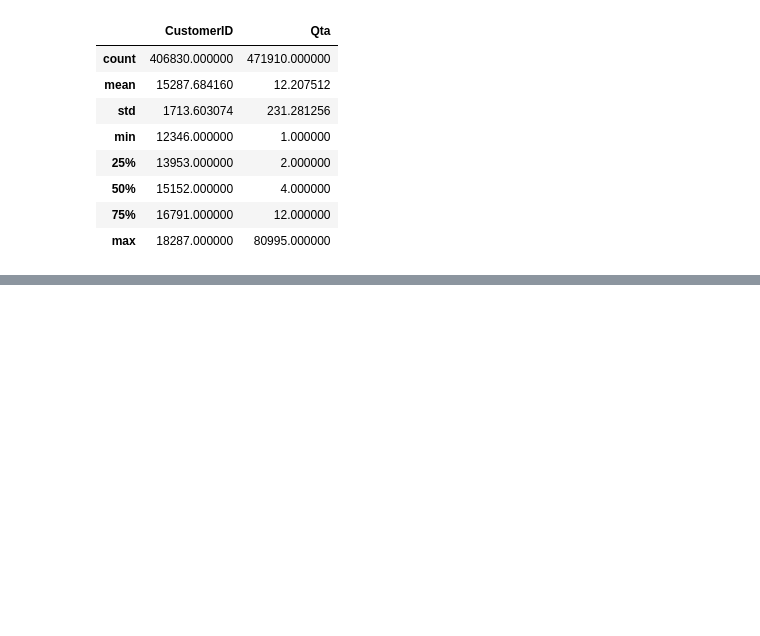
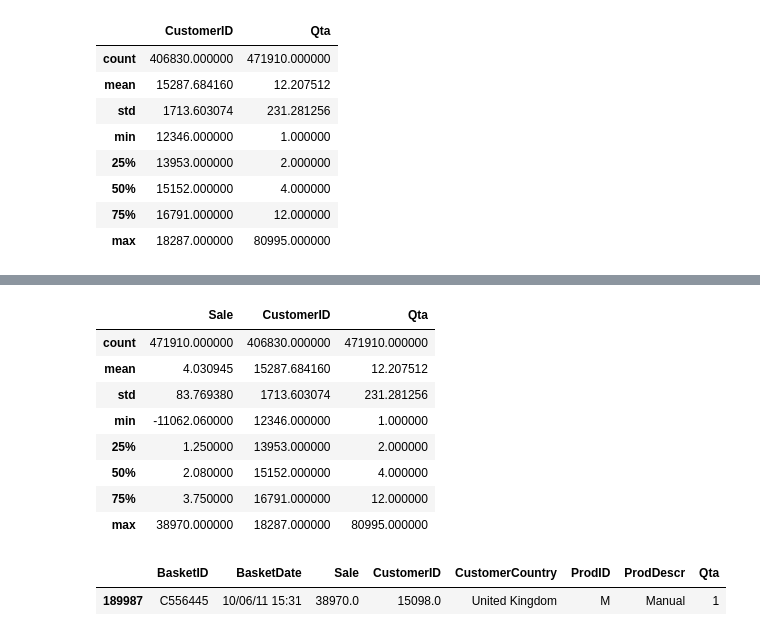
Before and after one commit to saramont/customer_supermarket_analysis, a Jupyter notebook: data_prep.ipynb, the cells around one changed output, grey strips where cells are left out. Cells and saved outputs as stored; diff of their text form; code cells hidden in the pictures; blank space fills up the shorter version.

```diff
--- a/data_prep.ipynb
+++ b/data_prep.ipynb
@@ -409,0 +457,17 @@ There no negative 'Qta' values now.
+# %%
+df.describe()
+# %% [output]
+|  | Sale | CustomerID | Qta |
+| count | 471910.000000 | 406830.000000 | 471910.000000 |
+| mean | 4.030945 | 15287.684160 | 12.207512 |
+| std | 83.769380 | 1713.603074 | 231.281256 |
+| min | -11062.060000 | 12346.000000 | 1.000000 |
+| 25% | 1.250000 | 13953.000000 | 2.000000 |
+| 50% | 2.080000 | 15152.000000 | 4.000000 |
+| 75% | 3.750000 | 16791.000000 | 12.000000 |
+| max | 38970.000000 | 18287.000000 | 80995.000000 |
+# %%
+df[df['Sale'] == 38970]
+# %% [output]
+|  | BasketID | BasketDate | Sale | CustomerID | CustomerCountry | ProdID | ProdDescr | Qta |
+| 189987 | C556445 | 10/06/11 15:31 | 38970.0 | 15098.0 | United Kingdom | M | Manual | 1 |
```
Also changed, not shown: parts of 18 cells of this notebook.
